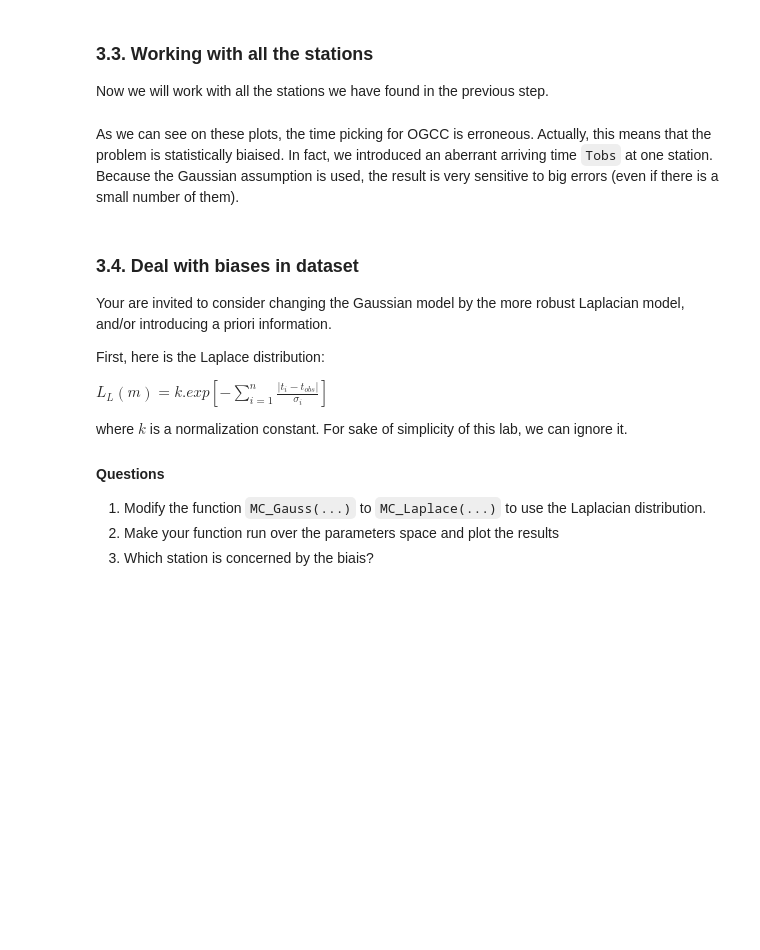
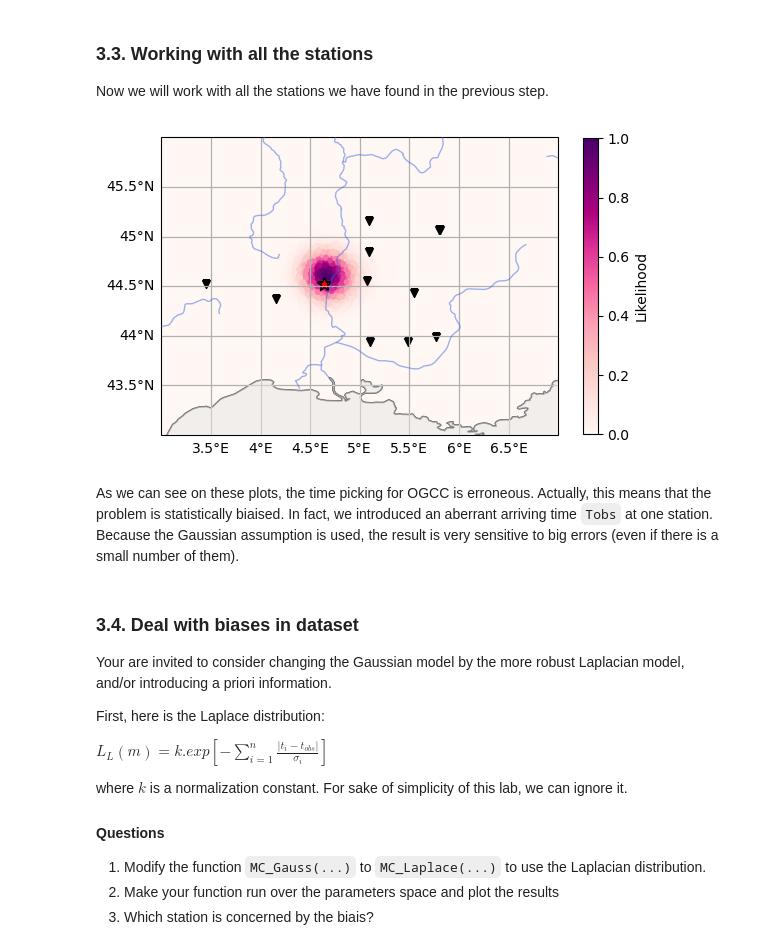
Before and after one commit to leonard-seydoux/earth-data-science, a Jupyter notebook: labs/2_epicenter/epicenter_solution.ipynb, the cells around one changed output. Saved outputs shown, nothing was run; the diff lists cells and outputs as text; code cells hidden in the pictures; blank space fills up the shorter version.

````diff
--- a/labs/2_epicenter/epicenter_solution.ipynb
+++ b/labs/2_epicenter/epicenter_solution.ipynb
@@ -340,19 +354,21 @@ Now we will work with all the stations we have found in the previous step.
 # %%
 extent = [3, 7, 43, 46]
 
 latitudes, longitudes, likelihood = solver.monte_carlo_gaussian(
-    stream, shots=40000, uncertainty=10, wavespeed=3, extent=extent
+    stream, shots=40000, uncertainty=10, wavespeed=3.5, extent=extent
 )
 
 # Plot the likelihood
 ax = solver.basemap(extent=extent, stream=stream, event=event)
 
 # Plot likelihood
 img = ax.scatter(longitudes, latitudes, c=likelihood, cmap="RdPu", s=9)
 plt.colorbar(img, ax=ax, label="Likelihood", shrink=0.8)
 
 # Show
 plt.show()
+# %% [output]
+[figure, added]
 # %% [markdown]
 As we can see on these plots, the time picking for OGCC is erroneous. Actually, this means that the problem is statistically biaised. In fact, we introduced an aberrant arriving time ```Tobs```  at  one station.  Because the Gaussian assumption is used, the result is very sensitive to big errors (even if there is a small number of them).
 # %% [markdown]
````
Also changed, not shown: parts of 7 cells of this notebook, 1 other file.
